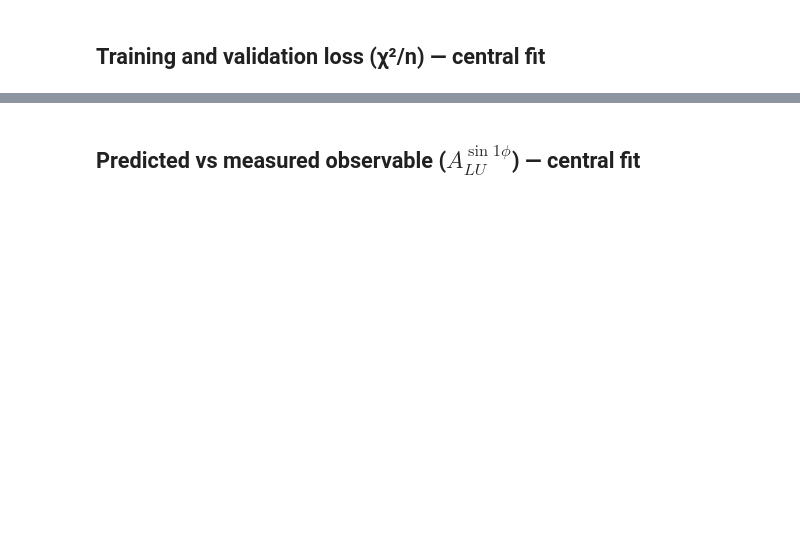
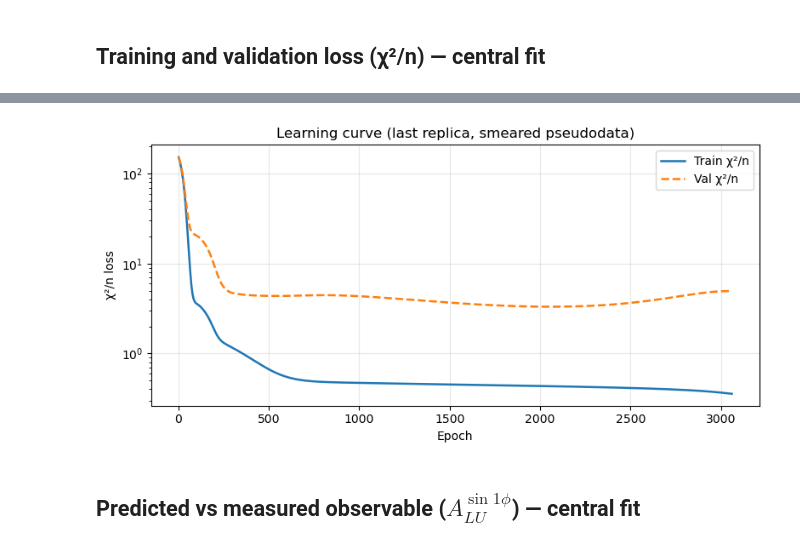
Before and after one commit to mariana-khach/Partons_projects, a Jupyter notebook: DVCS_analysis/My_Analysis/Codes/CFF_plots_ALU_2007_xpow_replica.ipynb, the cells around one changed output, grey strips where cells are left out. Drawn from its saved outputs; the diff is of its cells as text; code cells hidden in the pictures; blank space fills up the shorter version.

```diff
--- a/DVCS_analysis/My_Analysis/Codes/CFF_plots_ALU_2007_xpow_replica.ipynb
+++ b/DVCS_analysis/My_Analysis/Codes/CFF_plots_ALU_2007_xpow_replica.ipynb
@@ -66,3 +77,22 @@ plt.show()
+# %%
+lc_last_replica = pd.read_csv('../Partons_output/cff_learning_curve_last_replica.csv')
+
+fig, ax = plt.subplots(figsize=(8, 4))
+
+ax.plot(lc_last_replica['epoch'], lc_last_replica['train_loss'], label='Train χ²/n', linewidth=1.8)
+ax.plot(lc_last_replica['epoch'], lc_last_replica['val_loss'],   label='Val χ²/n',   linewidth=1.8, linestyle='--')
+
+ax.set_xlabel('Epoch')
+ax.set_ylabel('χ²/n loss')
+ax.set_yscale('log')
+ax.set_title('Learning curve (last replica, smeared pseudodata)')
+ax.legend()
+ax.grid(True, alpha=0.3)
+fig.tight_layout()
+#ax.set_xlim(0, 400)
+plt.show()
+# %% [output]
+[figure, added]
 # %% [markdown]
 ## Predicted vs measured observable ($A_{LU}^{\sin 1\phi}$) — central fit
 # %%
```
Also changed, not shown: parts of 13 cells of this notebook, 2 other files.
